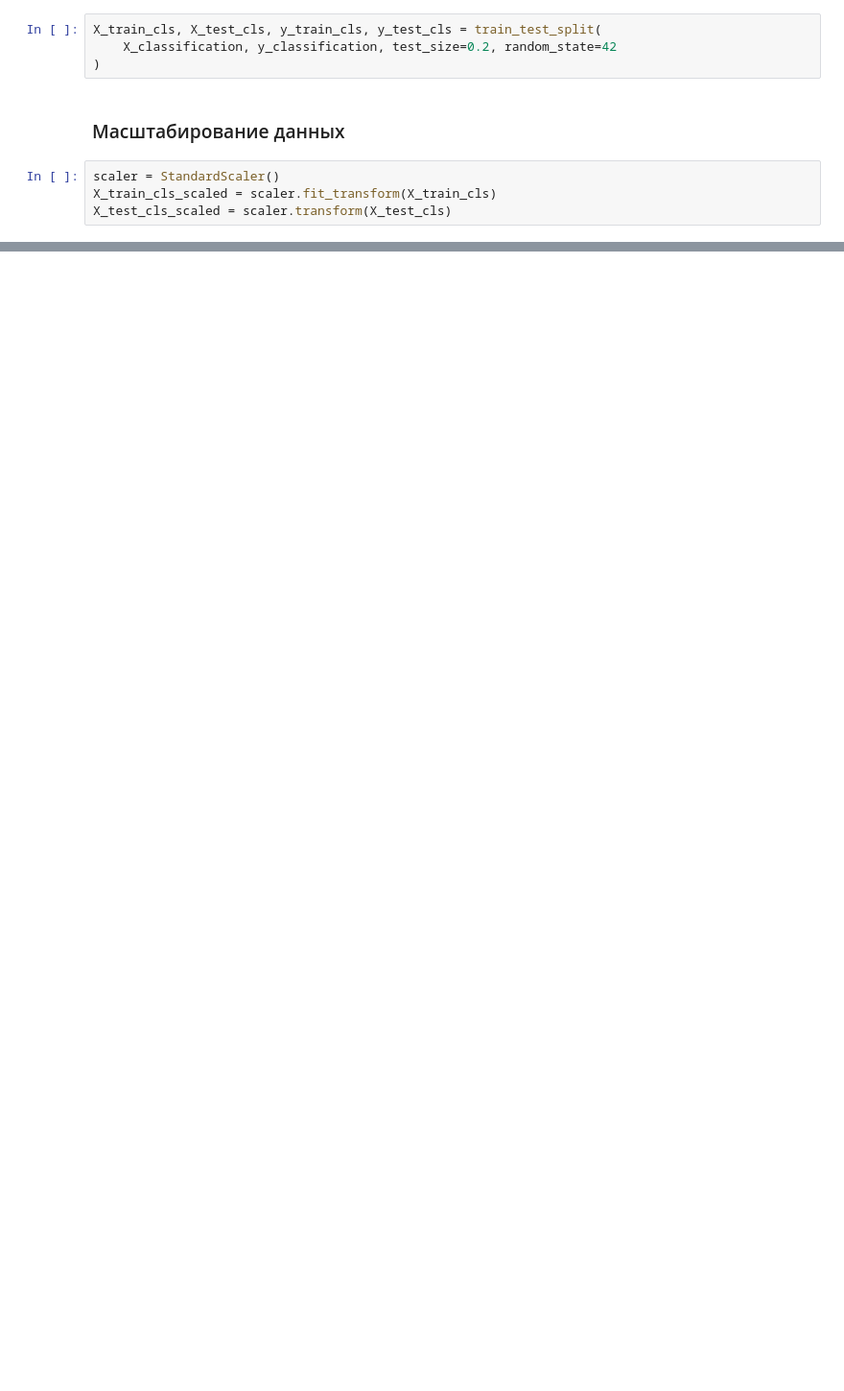
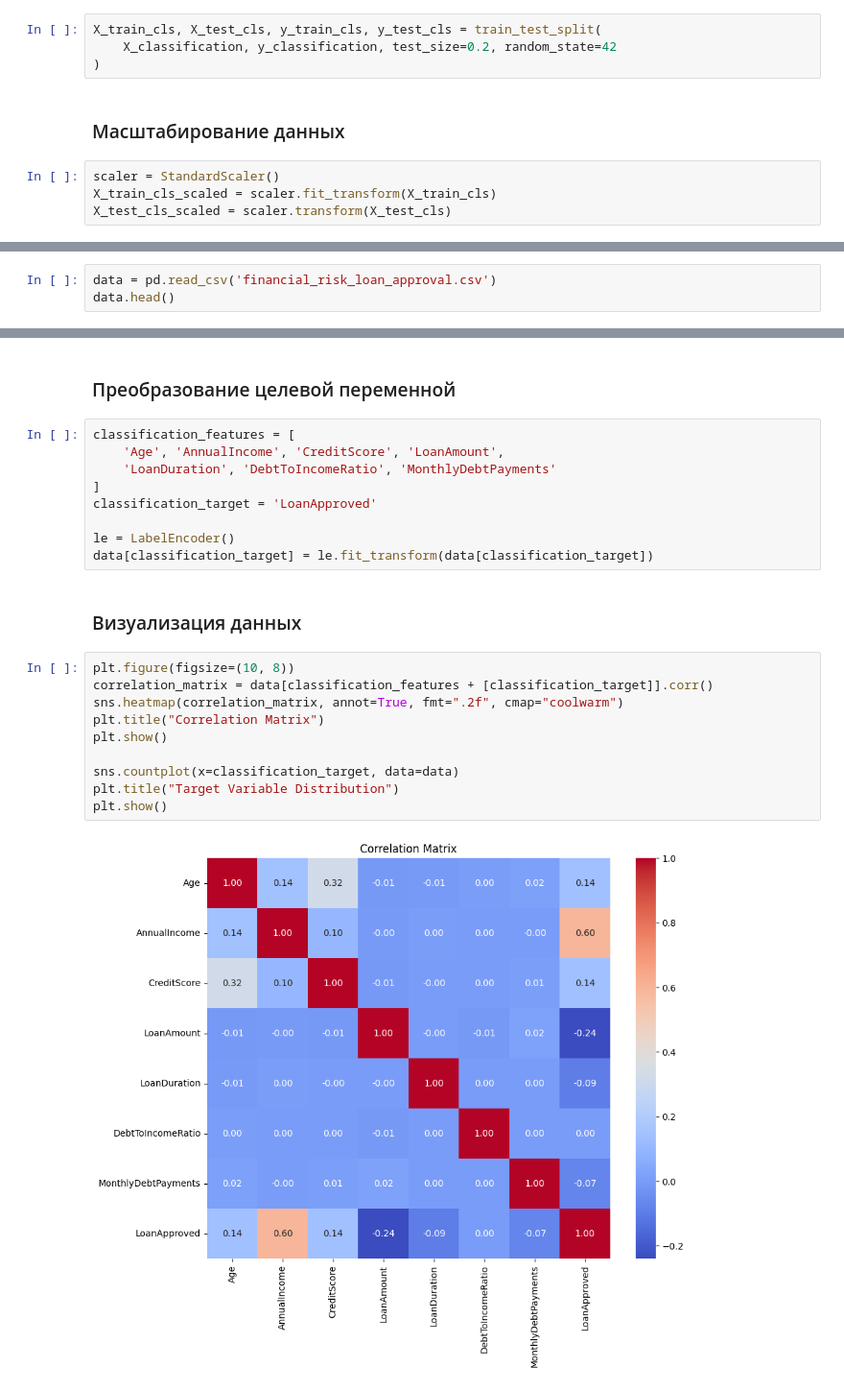
Before and after one commit to LAshinCHE/multimedia_lab, a Jupyter notebook: lab1_5.ipynb, the cells around one changed output, grey strips where cells are left out. Shown at 96% size. Cells and saved outputs as stored; diff of their text form; blank space fills up the shorter version.

```diff
--- a/lab1_5.ipynb
+++ b/lab1_5.ipynb
@@ -818,0 +1131,3 @@ X_test_cls_scaled = scaler.transform(X_test_cls)
+# %%
+data = pd.read_csv('financial_risk_loan_approval.csv')
+data.head()
@@ -818,0 +1142,26 @@ X_test_cls_scaled = scaler.transform(X_test_cls)
+# %% [markdown]
+### Преобразование целевой переменной
+# %%
+classification_features = [
+    'Age', 'AnnualIncome', 'CreditScore', 'LoanAmount',
+    'LoanDuration', 'DebtToIncomeRatio', 'MonthlyDebtPayments'
+]
+classification_target = 'LoanApproved'
+
+le = LabelEncoder()
+data[classification_target] = le.fit_transform(data[classification_target])
+# %% [markdown]
+
+### Визуализация данных
+# %%
+plt.figure(figsize=(10, 8))
+correlation_matrix = data[classification_features + [classification_target]].corr()
+sns.heatmap(correlation_matrix, annot=True, fmt=".2f", cmap="coolwarm")
+plt.title("Correlation Matrix")
+plt.show()
+
+sns.countplot(x=classification_target, data=data)
+plt.title("Target Variable Distribution")
+plt.show()
+# %% [output]
+[figure, added]
```
Also changed, not shown: parts of 181 cells of this notebook, 3 other files.
